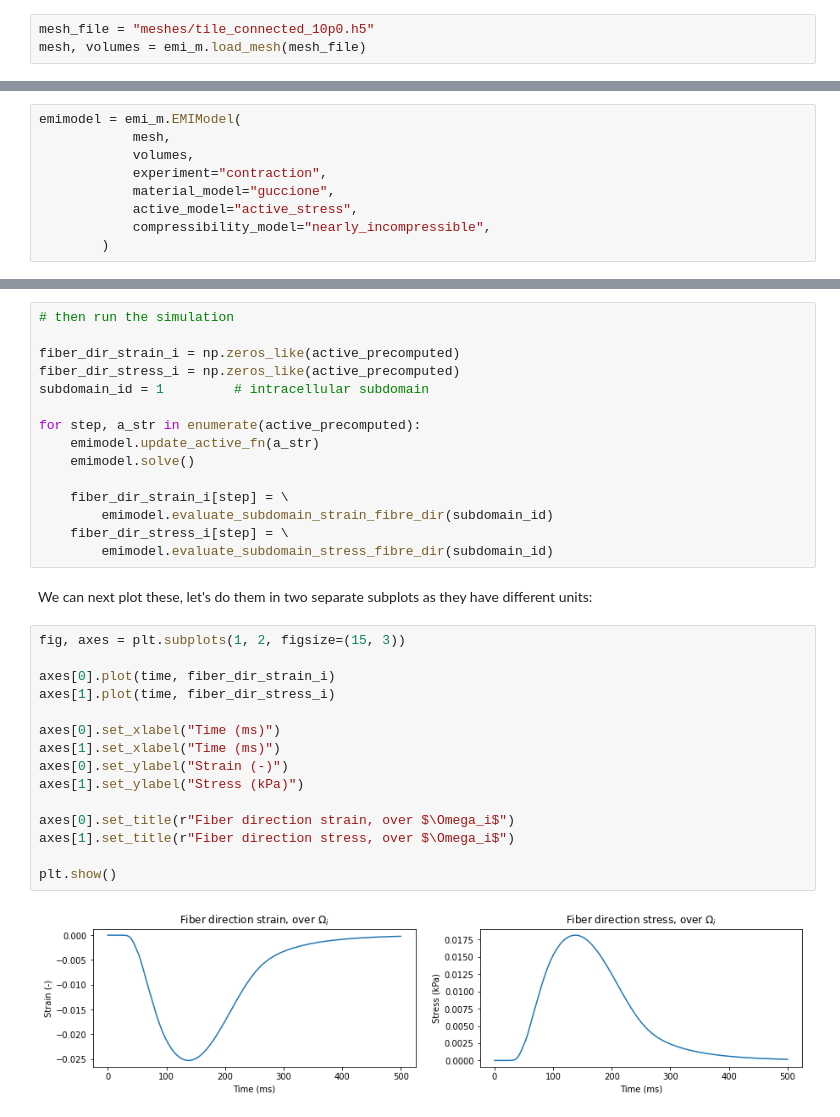
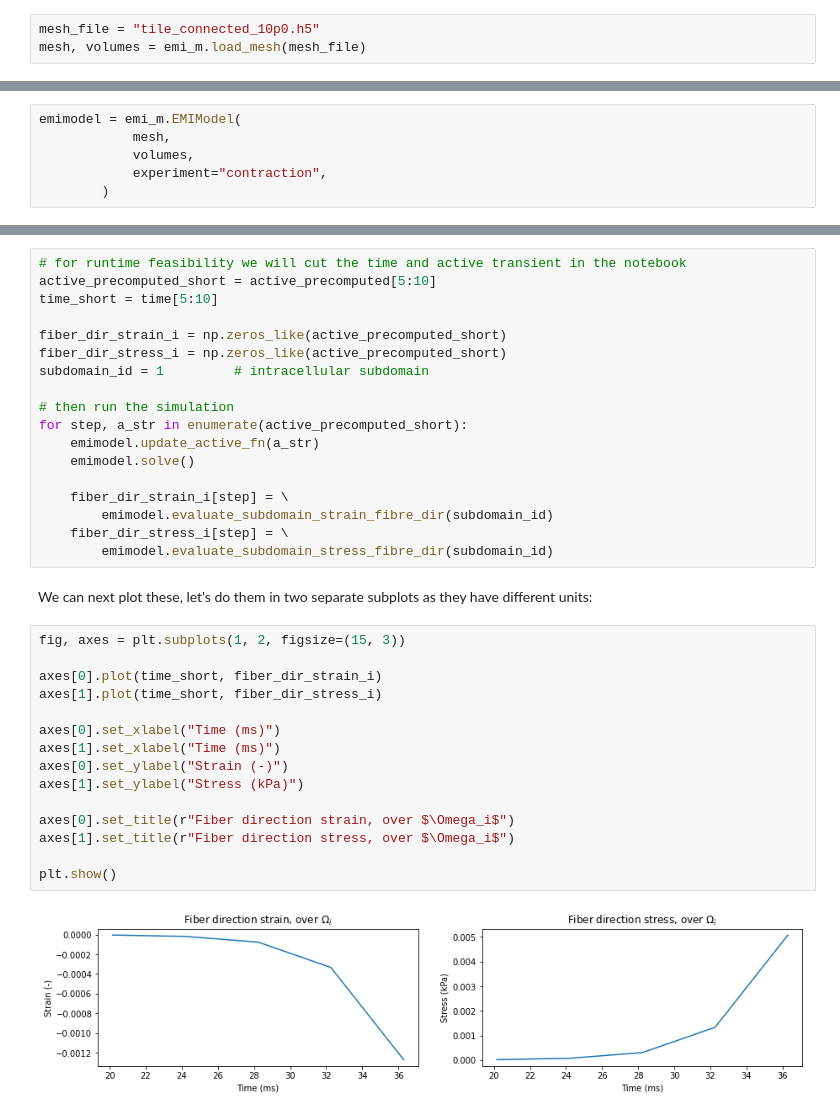
Before and after one commit to aashildte/emimechanicalmodel, a Jupyter notebook: docs/part2/active_contraction.ipynb, the cells around one changed output, grey strips where cells are left out. Drawn from its saved outputs; the diff is of its cells as text.

Commit message:
shorter simulation in the active notebook

```diff
--- a/docs/part2/active_contraction.ipynb
+++ b/docs/part2/active_contraction.ipynb
@@ -21,7 +21,7 @@ You don't really need to know much FEniCS in advance to run the code - we will g
 # %% [markdown]
 We can start by reading in the mesh and subdomain information:
 # %%
-mesh_file = "meshes/tile_connected_10p0.h5"
+mesh_file = "tile_connected_10p0.h5"
 mesh, volumes = emi_m.load_mesh(mesh_file)
 # %% [output]
 Mesh and subdomains loaded successfully.
@@ -104,9 +104,6 @@ emimodel = emi_m.EMIModel(
             mesh,
             volumes,
             experiment="contraction",
-            material_model="guccione",
-            active_model="active_stress",
-            compressibility_model="nearly_incompressible",
         )
 # %% [output]
 length=102.0, width=20.0, height=24.0
@@ -136,13 +133,16 @@ We will track two variables over contraction: The average intracellular strain i
 
 and while it would certainly be possible to perform these integrals "manually" by writing out the Fenics code for each, this is already implemented so we will simply do this using in-built functions.
 # %%
-# then run the simulation
+# for runtime feasibility we will cut the time and active transient in the notebook
+active_precomputed_short = active_precomputed[5:10]
+time_short = time[5:10]
 
-fiber_dir_strain_i = np.zeros_like(active_precomputed)
-fiber_dir_stress_i = np.zeros_like(active_precomputed)
+fiber_dir_strain_i = np.zeros_like(active_precomputed_short)
+fiber_dir_stress_i = np.zeros_like(active_precomputed_short)
 subdomain_id = 1         # intracellular subdomain
 
-for step, a_str in enumerate(active_precomputed):
+# then run the simulation
+for step, a_str in enumerate(active_precomputed_short):
     emimodel.update_active_fn(a_str)
     emimodel.solve()
 
@@ -155,17 +155,17 @@ We can next plot these, let's do them in two separate subplots as they have diff
 # %%
 fig, axes = plt.subplots(1, 2, figsize=(15, 3))
 
-axes[0].plot(time, fiber_dir_strain_i)
-axes[1].plot(time, fiber_dir_stress_i)
+axes[0].plot(time_short, fiber_dir_strain_i)
+axes[1].plot(time_short, fiber_dir_stress_i)
 
 axes[0].set_xlabel("Time (ms)")
 axes[1].set_xlabel("Time (ms)")
 axes[0].set_ylabel("Strain (-)")
 axes[1].set_ylabel("Stress (kPa)")
 
 axes[0].set_title(r"Fiber direction strain, over $\Omega_i$")
 axes[1].set_title(r"Fiber direction stress, over $\Omega_i$")
 
 plt.show()
 # %% [output]
-[figure, old version]
+[figure, new version]
```
Also changed, not shown: parts of 8 cells of this notebook, 1 other file.
